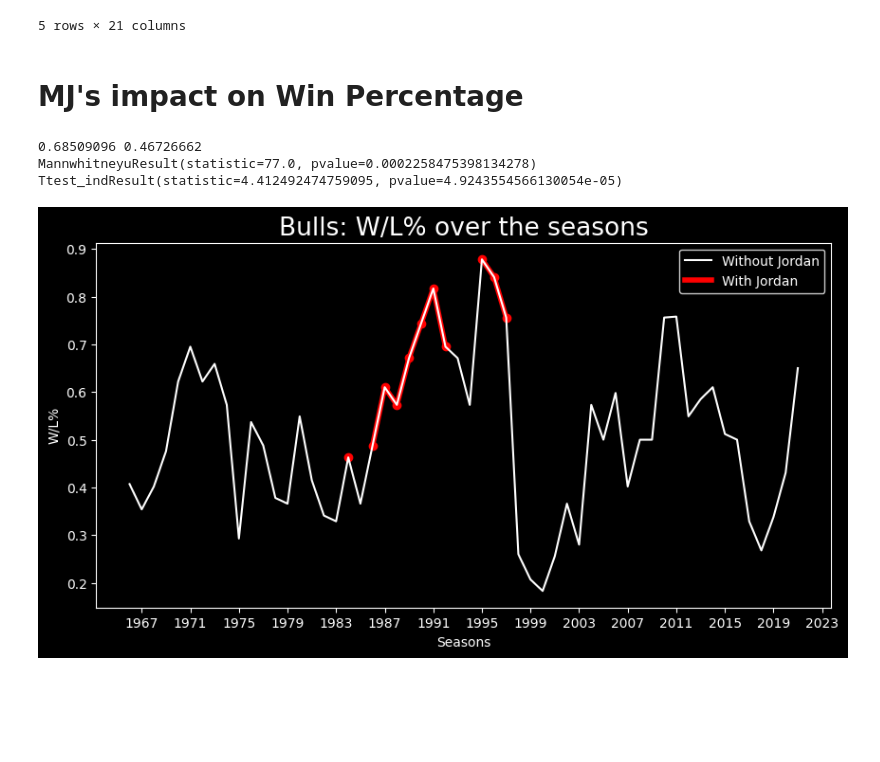
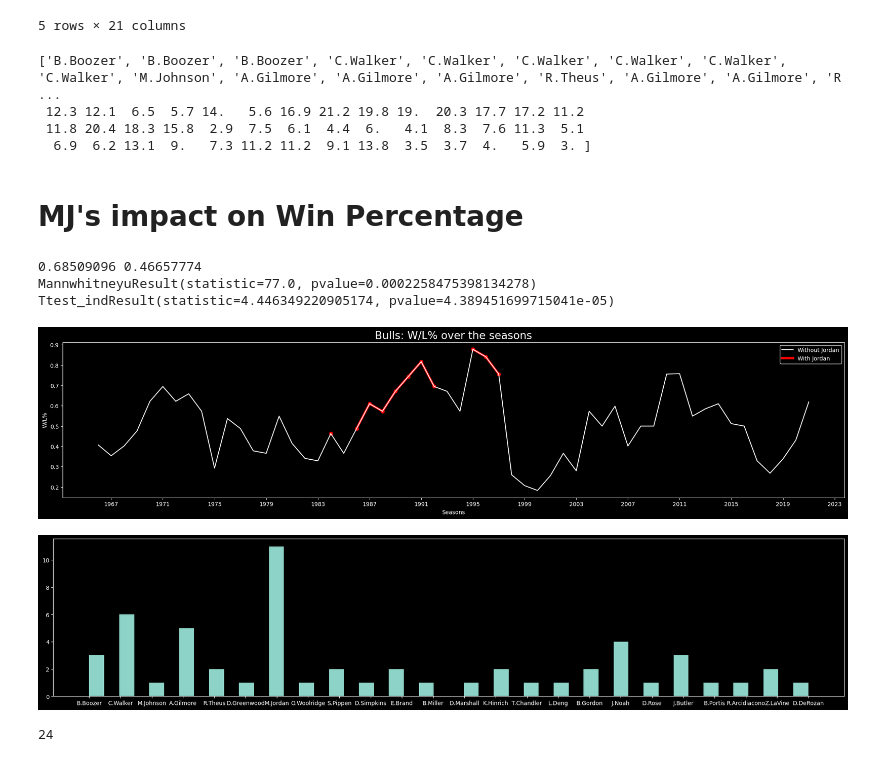
Before and after one commit to SunTzunami/IBM312_assignment, a Jupyter notebook: mj_analysis.ipynb, the cells around one changed output. Saved outputs shown, nothing was run; the diff lists cells and outputs as text; code cells hidden in the pictures; blank space fills up the shorter version.

Commit message:
histograms of win shares

```diff
--- a/mj_analysis.ipynb
+++ b/mj_analysis.ipynb
@@ -49,6 +49,24 @@ df[:5]
 | 3 | 1969 | NBA | Chicago Bulls* | 39 | 43 | .476 | 3rd of 7 | -1.71 |  |  | ... | ... |
 | 4 | 1970 | NBA | Chicago Bulls* | 51 | 31 | .622 | 2nd of 4 | 5.47 |  |  | ... | ... |
 5 rows × 21 columns
+# %%
+player_names = []
+player_ws = []
+for c in df['Top WS']:
+#     print(c.split()[2].strip('()'), c.split()[:2])
+    d = c.split()[0] + c.split()[1]
+    player_ws += [c.split()[2].strip('()')]
+    player_names += [d]
+player_ws = np.array(player_ws, dtype=float)
+print(player_names, player_ws)
+player_names = np.array(player_names)
+df['WS'] = player_ws
+df['WS name'] = player_names
+# %% [output]
+['B.Boozer', 'B.Boozer', 'B.Boozer', 'C.Walker', 'C.Walker', 'C.Walker', 'C.Walker', 'C.Walker', 'C.Walker', 'M.Johnson', 'A.Gilmore', 'A.Gilmore', 'A.Gilmore', 'R.Theus', 'A.Gilmore', 'A.Gilmore', 'R ...
+ 12.3 12.1  6.5  5.7 14.   5.6 16.9 21.2 19.8 19.  20.3 17.7 17.2 11.2
+ 11.8 20.4 18.3 15.8  2.9  7.5  6.1  4.4  6.   4.1  8.3  7.6 11.3  5.1
+  6.9  6.2 13.1  9.   7.3 11.2 11.2  9.1 13.8  3.5  3.7  4.   5.9  3. ]
 # %%
 # converting data into numeric form as it's text by default
 
@@ -78,29 +100,29 @@ print(mean_stat_with_jordan, mean_stat_without_jordan)
 print(mannwhitneyu(dfa[stat_name], dfb[stat_name]))
 print(ttest_ind(dfa[stat_name], dfb[stat_name]))
 # %% [output]
-0.68509096 0.46726662
+0.68509096 0.46657774
 MannwhitneyuResult(statistic=77.0, pvalue=0.0002258475398134278)
-Ttest_indResult(statistic=4.412492474759095, pvalue=4.9243554566130054e-05)
+Ttest_indResult(statistic=4.446349220905174, pvalue=4.389451699715041e-05)
 # %%
 plt.style.use('dark_background')
-plt.rcParams['figure.figsize'] = [10, 5]
+plt.rcParams['figure.figsize'] = [25, 5]
 plt.gca().xaxis.set_major_locator(mdates.DayLocator(interval=4))
 plt.plot(df['seasons'], df[stat_name], color='white')
 plt.scatter(df['seasons'][18], df[stat_name][18], color='#ff0000')
 plt.scatter(df['seasons'][20:27], df[stat_name][20:27], color='#ff0000')
 plt.plot(df['seasons'][20:27], df[stat_name][20:27], color='#ff0000', lw=4, zorder=-1)
 plt.scatter(df['seasons'][29:32], df[stat_name][29:32], color='#ff0000')
 plt.plot(df['seasons'][29:32], df[stat_name][29:32], color='#ff0000', lw=4, zorder=-1)
 plt.legend(shadow=True, labels=['Without Jordan', 'With Jordan'])
 plt.xlabel("Seasons")
 plt.ylabel("{}".format(stat_name))
 plt.title("Bulls: {} over the seasons".format(stat_name), size=19)
 
 # plt.axvspan(1984, 1992, color='white', alpha=0.4)
 # plt.axvspan(1995, 1997, color='white', alpha=0.5)
 
 plt.show()
 # %% [output]
-[figure, old version]
+[figure, new version]
 # %%
 # make a frequency plot of Top WS (each players name and how many times it occured), a bar plot of avg. WS of players having Top WS
@@ -106,0 +131,8 @@ plt.show()
+# %%
+plt.hist(df['WS name'], bins=48)
+plt.show()
+# print(df['WS name'])
+print(len(np.unique(player_names)))
+# %% [output]
+[figure, added]
+24
```
Also changed, not shown: parts of 3 cells of this notebook.
